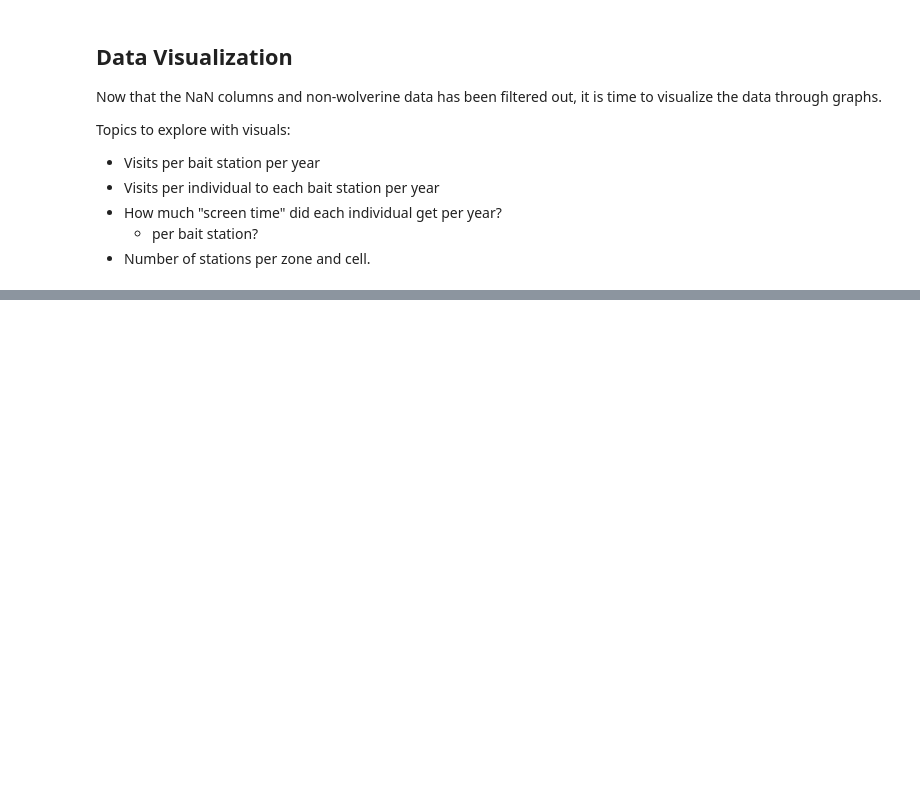
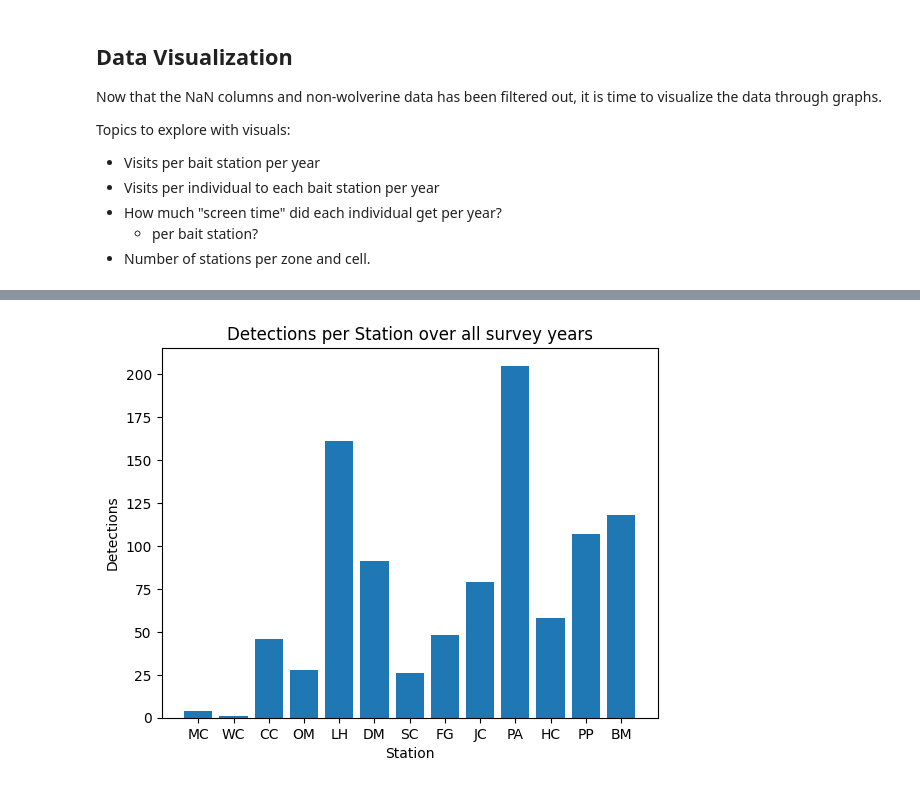
Before and after one commit to bw123111/MLcourse2025, a Jupyter notebook: assignments/Assignment_1.ipynb, the cells around one changed output, grey strips where cells are left out. Cells and saved outputs as stored; diff of their text form; code cells hidden in the pictures; blank space fills up the shorter version.

```diff
--- a/assignments/Assignment_1.ipynb
+++ b/assignments/Assignment_1.ipynb
@@ -714,0 +732,8 @@ AttributeError: 'DataFrame' object has no attribute 'zone'
+# %%
+plt.bar(dtx_by_loc_yr["Station"], height=dtx_by_loc_yr["Detections"])
+plt.ylabel("Detections")
+plt.xlabel("Station")
+plt.title("Detections per Station over all survey years")
+plt.show()
+# %% [output]
+[figure, added]
```
Also changed, not shown: parts of 11 cells of this notebook.
